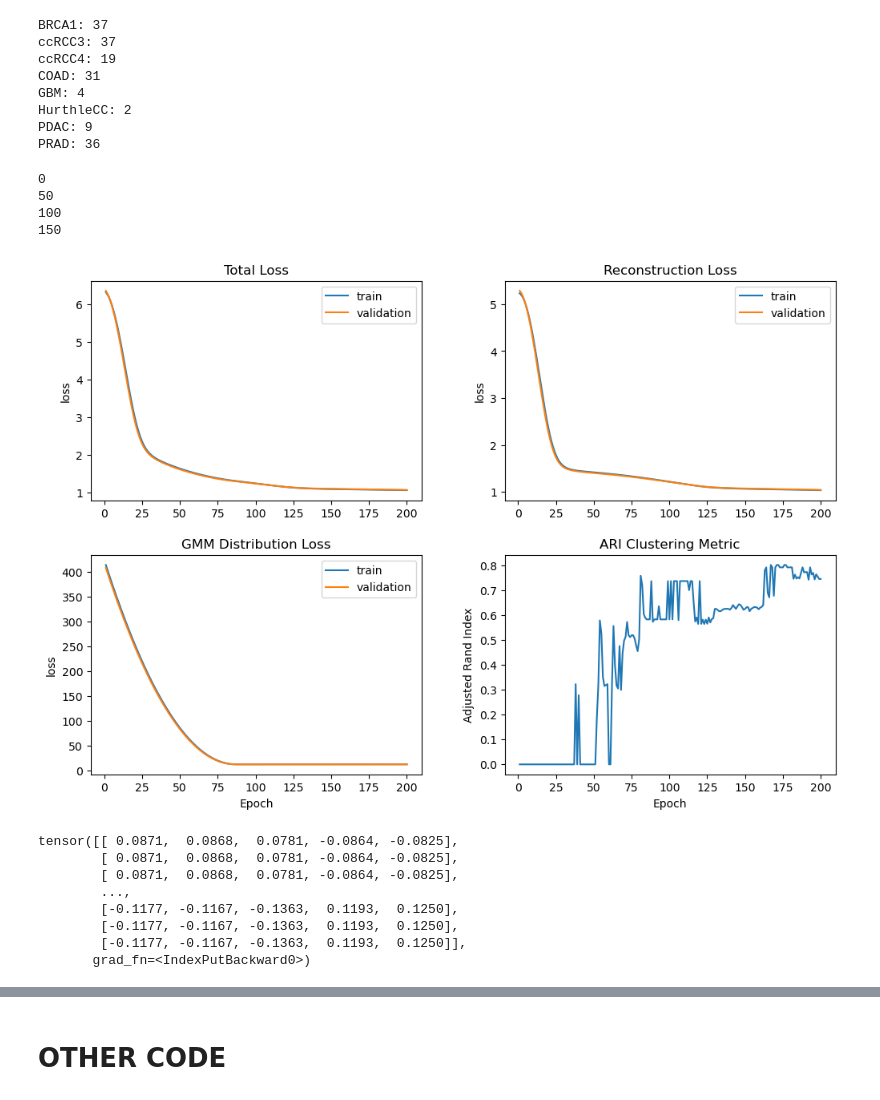
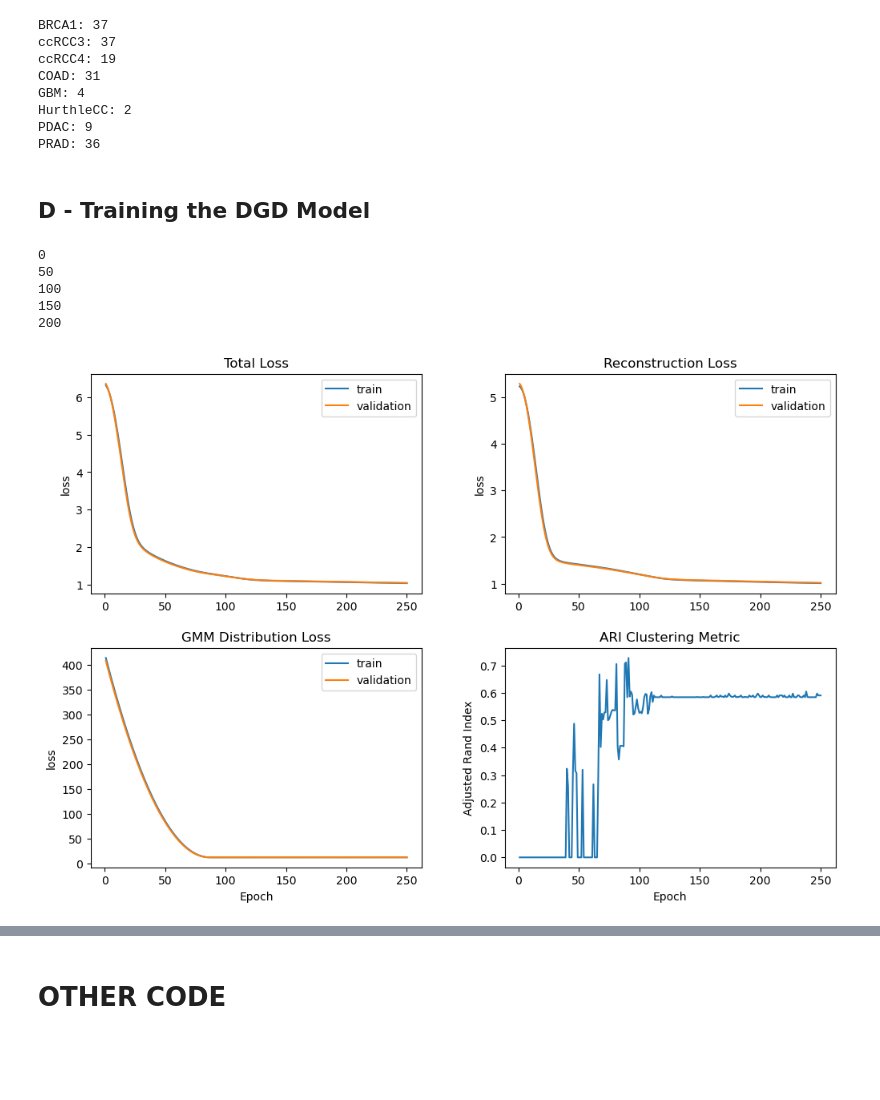
Before and after one commit to alfonsomiguelcruz/metabodgd, a Jupyter notebook: 02 - Training.ipynb, the cells around one changed output, grey strips where cells are left out. Cells and saved outputs as stored; diff of their text form; code cells hidden in the pictures; blank space fills up the shorter version.

Commit message:
cleaned code, added model.get_rep

```diff
--- a/02 - Training.ipynb
+++ b/02 - Training.ipynb
@@ -109,22 +107,25 @@ dgd_model = model.MetaboDGD(
 # plt.hist(sb_prior_sample[:,1], bins=50, density=True, edgecolor='black')
 # plt.hist2d(sb_prior_sample[:,0], sb_prior_sample[:,1], bins=50)
 # plt.show()
+# %% [markdown]
+## D - Training the DGD Model
 # %%
 dgd_model, train_rep, test_rep, history, cm = train.train_dgd(
     dgd_model=dgd_model,
     train_loader=train_loader,
     validation_loader=test_loader,
-    n_epochs=200,
+    n_epochs=250,
     lr_schedule_epochs=None,
-    lr_schedule=[1e-4, 1e-3, 1e-2],
+    lr_schedule=[1e-4, 1e-3, 1e-2], # dec, rep, gmm
     optim_betas=[0.5, 0.7],
     wd=1e-5,
 )
 
 train.get_history_plot(history)
 # %% [output]
 0
 50
 100
 150
+200
-[figure, old version]
+[figure, new version]
@@ -137,11 +131,0 @@ data_loader, rep_layer_init = dgd_model.get_representations(df_tumor_log, df_tum
-# %%
-select_best_rep(dgd_model, data_loader, rep_layer_init)
-# %% [output]
-tensor([[ 0.0871,  0.0868,  0.0781, -0.0864, -0.0825],
-        [ 0.0871,  0.0868,  0.0781, -0.0864, -0.0825],
-        [ 0.0871,  0.0868,  0.0781, -0.0864, -0.0825],
-        ...,
-        [-0.1177, -0.1167, -0.1363,  0.1193,  0.1250],
-        [-0.1177, -0.1167, -0.1363,  0.1193,  0.1250],
-        [-0.1177, -0.1167, -0.1363,  0.1193,  0.1250]],
-       grad_fn=<IndexPutBackward0>)
```
Also changed, not shown: parts of 20 cells of this notebook, 3 other files.
